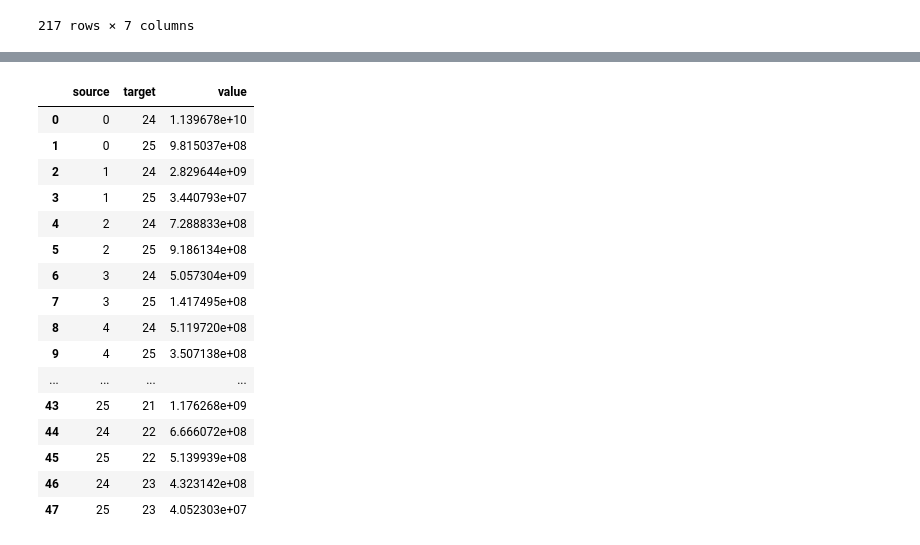
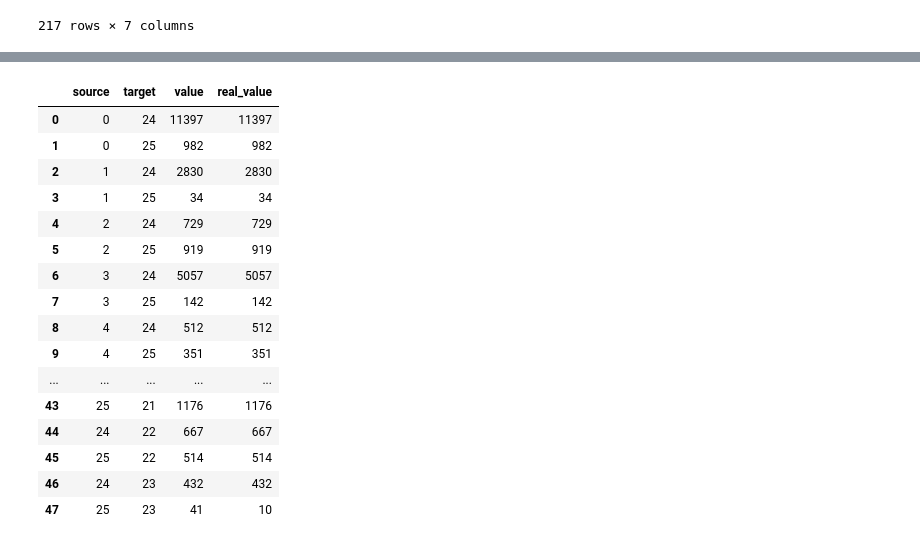
Before and after one commit to AndreStc21/Data_Visualization_Chart_Troopers, a Jupyter notebook: assignment_2/data_preparation.ipynb, the cells around one changed output, grey strips where cells are left out. Drawn from its saved outputs; the diff is of its cells as text; code cells hidden in the pictures.

```diff
--- a/assignment_2/data_preparation.ipynb
+++ b/assignment_2/data_preparation.ipynb
@@ -47,17 +47,20 @@ df_emission_type
 top_n = 3
 df_emission_type['Rank'] = df_emission_type.groupby('Region')['Annual CO2 emissions including land-use change'].rank(method='first', ascending=False)
 df_emission_type = df_emission_type[df_emission_type['Rank']<=top_n].reset_index(drop=True)
-# df_emission_type['Annual CO2 emissions including land-use change'] = df_emission_type['Annual CO2 emissions including land-use change'].round(-6)
-# df_emission_type['Annual CO2 emissions from land-use change'] = df_emission_type['Annual CO2 emissions from land-use change'].round(-5)
-# df_emission_type['Annual CO2 emissions'] = df_emission_type['Annual CO2 emissions'].round(-6)
 for c in ['Annual CO2 emissions from land-use change', 'Annual CO2 emissions']:
-    # df_emission_type[c] /= 1_000_000
-    df_emission_type[c] = np.abs(df_emission_type[c])
-    # df_emission_type[c] = df_emission_type[c].astype(int)
+    df_emission_type[c+' ABS'] = np.abs(df_emission_type[c])
 df_emission_type['Annual CO2 emissions including land-use change'] = df_emission_type['Annual CO2 emissions from land-use change']+df_emission_type['Annual CO2 emissions']
-df_emission_type_region = df_emission_type[['Region', 'Annual CO2 emissions including land-use change', 'Annual CO2 emissions from land-use change', 'Annual CO2 emissions']].groupby('Region').sum().reset_index().rename(columns={'Annual CO2 emissions including land-use change': 'Annual region CO2 emission', 'Annual CO2 emissions from land-use change': 'region land', 'Annual CO2 emissions': 'region fossil'})
+df_emission_type['Annual CO2 emissions including land-use change ABS'] = df_emission_type['Annual CO2 emissions from land-use change ABS']+df_emission_type['Annual CO2 emissions ABS']
+df_emission_type_region = df_emission_type[['Region', 'Annual CO2 emissions including land-use change ABS', 'Annual CO2 emissions from land-use change ABS', 'Annual CO2 emissions ABS', 'Annual CO2 emissions including land-use change', 'Annual CO2 emissions from land-use change', 'Annual CO2 emissions']].groupby('Region').sum().reset_index().rename(columns={'Annual CO2 emissions including land-use change ABS': 'Annual region CO2 emission ABS', 'Annual CO2 emissions from land-use change ABS': 'region land ABS', 'Annual CO2 emissions ABS': 'region fossil ABS', 'Annual CO2 emissions including land-use change': 'Annual region CO2 emission', 'Annual CO2 emissions from land-use change': 'region land', 'Annual CO2 emissions': 'region fossil'})
 df_emission_type = pd.merge(left=df_emission_type, right=df_emission_type_region, how='left')
-df_emission_type = df_emission_type.sort_values(by=['Annual region CO2 emission', 'Annual CO2 emissions including land-use change'], ascending=[False, False]).reset_index(drop=True)
-df_emission_type = df_emission_type.rename(columns={'Annual CO2 emissions': 'fossil', 'Annual CO2 emissions from land-use change': 'land'})
+df_emission_type = df_emission_type.sort_values(by=['Annual region CO2 emission ABS', 'Annual CO2 emissions including land-use change ABS'], ascending=[False, False]).reset_index(drop=True)
+df_emission_type = df_emission_type.rename(columns={'Annual CO2 emissions ABS': 'fossil ABS', 'Annual CO2 emissions from land-use change ABS': 'land ABS', 'Annual CO2 emissions': 'fossil', 'Annual CO2 emissions from land-use change': 'land'})
+for c in ['Annual CO2 emissions including land-use change', 'fossil', 'land', 'Annual region CO2 emission', 'region fossil', 'region land']:
+    df_emission_type[c] /= 1_000_000
+    df_emission_type[c+' ABS'] /= 1_000_000
+    df_emission_type[c] = df_emission_type[c].round(0)
+    df_emission_type[c+' ABS'] = df_emission_type[c+' ABS'].round(0)
+    df_emission_type[c] = df_emission_type[c].astype(int)
+    df_emission_type[c+' ABS'] = df_emission_type[c+' ABS'].astype(int)
 df_emission_type
 # %% [output]
@@ -82,12 +85,10 @@ df_emission_type
 nodes = []
 nodes_region = []
 for idx, row in df_emission_type.iterrows():
-    nodes.append(pd.DataFrame({'node': [row["Entity"]]}))
+    nodes.append(pd.DataFrame({'node': [row["Entity"]], 'real_value': [row['Annual CO2 emissions including land-use change']]}))
     if idx%top_n==0:
-        nodes_region.append(pd.DataFrame({'node': [row["Region"]]}))
-
-nodes = pd.concat(nodes+nodes_region, ignore_index=True)
-nodes = nodes.append(pd.DataFrame({'node': ['fossil']}), ignore_index=True).append(pd.DataFrame({'node': ['land']}), ignore_index=True)
+        nodes_region.append(pd.DataFrame({'node': [row["Region"]], 'real_value': [row['Annual region CO2 emission']]}))
+nodes = pd.concat(nodes+nodes_region+[pd.DataFrame({'node': ['fossil'], 'real_value': [np.sum(df_emission_type['fossil'])]}), pd.DataFrame({'node': ['land'], 'real_value': [np.sum(df_emission_type['land'])]})], ignore_index=True)
 nodes.to_csv('nodes.csv')
 nodes
 # %% [output]
@@ -111,31 +112,31 @@ nodes
 # %%
 links = []
 links_region = []
 for idx, row in df_emission_type.iterrows():
-    links.append(pd.DataFrame({'source': [idx], 'target': [24], 'value': row['fossil']}))
-    links.append(pd.DataFrame({'source': [idx], 'target': [25], 'value': row['land']}))
+    links.append(pd.DataFrame({'source': [idx], 'target': [24], 'value': [row['fossil ABS']], 'real_value': [row['fossil']]}))
+    links.append(pd.DataFrame({'source': [idx], 'target': [25], 'value': [row['land ABS']], 'real_value': [row['land']]}))
     if idx%top_n==0:
-        links_region.append(pd.DataFrame({'source': [24], 'target': [idx//top_n+18], 'value': [row['region fossil']]}))
-        links_region.append(pd.DataFrame({'source': [25], 'target': [idx//top_n+18], 'value': [row['region land']]}))
+        links_region.append(pd.DataFrame({'source': [24], 'target': [idx//top_n+18], 'value': [row['region fossil ABS']], 'real_value': [row['region fossil']]}))
+        links_region.append(pd.DataFrame({'source': [25], 'target': [idx//top_n+18], 'value': [row['region land ABS']], 'real_value': [row['region land']]}))
 
 links = pd.concat(links+links_region, ignore_index=True)
 links.to_csv('links.csv')
 links
 # %% [output]
-|  | source | target | value |
-| 0 | 0 | 24 | 1.139678e+10 |
-| 1 | 0 | 25 | 9.815037e+08 |
-| 2 | 1 | 24 | 2.829644e+09 |
-| 3 | 1 | 25 | 3.440793e+07 |
-| 4 | 2 | 24 | 7.288833e+08 |
-| 5 | 2 | 25 | 9.186134e+08 |
-| 6 | 3 | 24 | 5.057304e+09 |
-| 7 | 3 | 25 | 1.417495e+08 |
-| 8 | 4 | 24 | 5.119720e+08 |
-| 9 | 4 | 25 | 3.507138e+08 |
-| ... | ... | ... | ... |
-| 43 | 25 | 21 | 1.176268e+09 |
-| 44 | 24 | 22 | 6.666072e+08 |
-| 45 | 25 | 22 | 5.139939e+08 |
-| 46 | 24 | 23 | 4.323142e+08 |
-| 47 | 25 | 23 | 4.052303e+07 |
+|  | source | target | value | real_value |
+| 0 | 0 | 24 | 11397 | 11397 |
+| 1 | 0 | 25 | 982 | 982 |
+| 2 | 1 | 24 | 2830 | 2830 |
+| 3 | 1 | 25 | 34 | 34 |
+| 4 | 2 | 24 | 729 | 729 |
+| 5 | 2 | 25 | 919 | 919 |
+| 6 | 3 | 24 | 5057 | 5057 |
+| 7 | 3 | 25 | 142 | 142 |
+| 8 | 4 | 24 | 512 | 512 |
+| 9 | 4 | 25 | 351 | 351 |
+| ... | ... | ... | ... | ... |
+| 43 | 25 | 21 | 1176 | 1176 |
+| 44 | 24 | 22 | 667 | 667 |
+| 45 | 25 | 22 | 514 | 514 |
+| 46 | 24 | 23 | 432 | 432 |
+| 47 | 25 | 23 | 41 | 10 |
```
Also changed, not shown: parts of 2 cells of this notebook, 3 other files.
